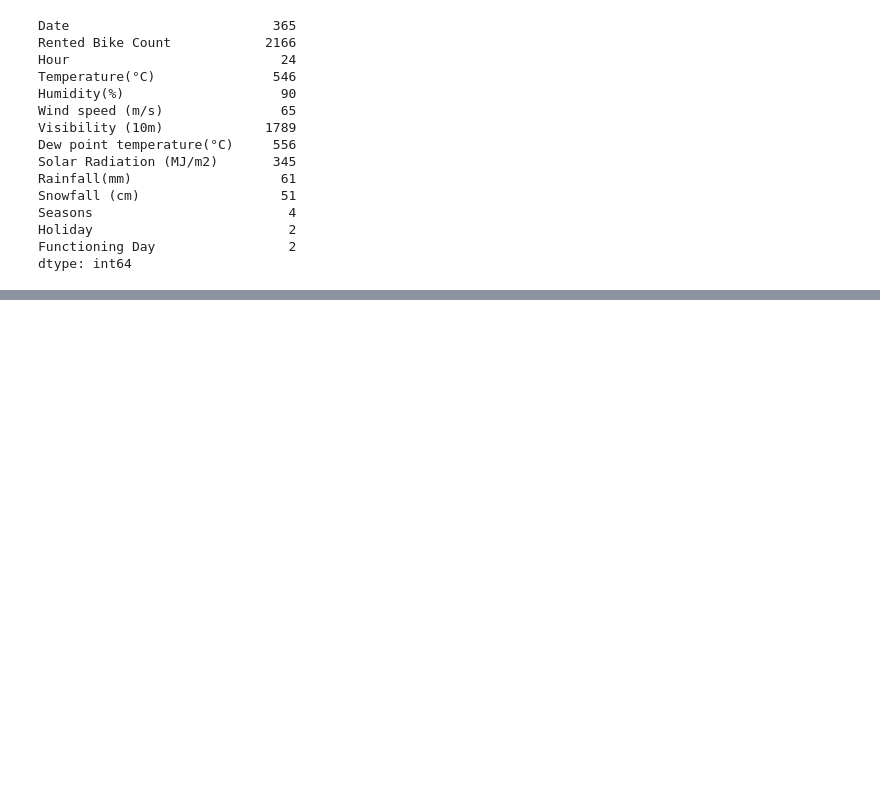
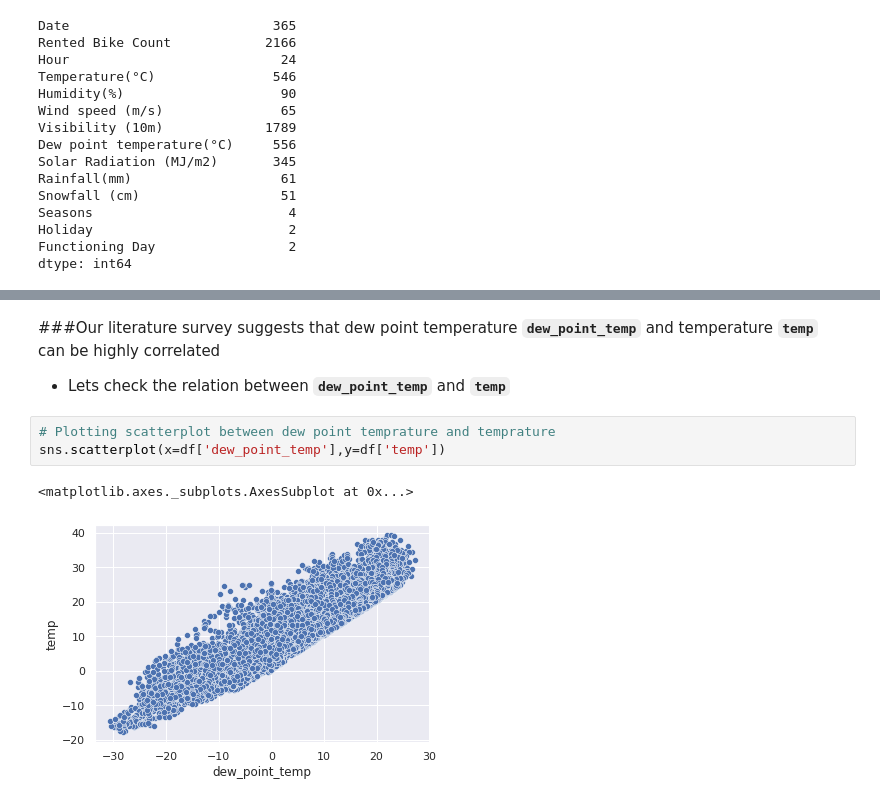
Before and after one commit to dil150898/Bike-Sharing-demand-prediction, a Jupyter notebook: dil_khush_Bike_Sharing_Demand_Prediction_Capstone_Project.ipynb, the cells around one changed output, grey strips where cells are left out. Drawn from its saved outputs; the diff is of its cells as text; blank space fills up the shorter version.

```diff
--- a/dil_khush_Bike_Sharing_Demand_Prediction_Capstone_Project.ipynb
+++ b/dil_khush_Bike_Sharing_Demand_Prediction_Capstone_Project.ipynb
@@ -288,0 +412,10 @@ dtype: int64
+# %% [markdown]
+###Our literature survey suggests that dew point temperature **`dew_point_temp`**  and temperature **`temp`** can be highly correlated
+
+*   Lets check the relation between **`dew_point_temp`** and **`temp`**
+# %%
+# Plotting scatterplot between dew point temprature and temprature
+sns.scatterplot(x=df['dew_point_temp'],y=df['temp'])
+# %% [output]
+<matplotlib.axes._subplots.AxesSubplot at 0x...>
+[figure, added]
```
Also changed, not shown: parts of 29 cells of this notebook.
